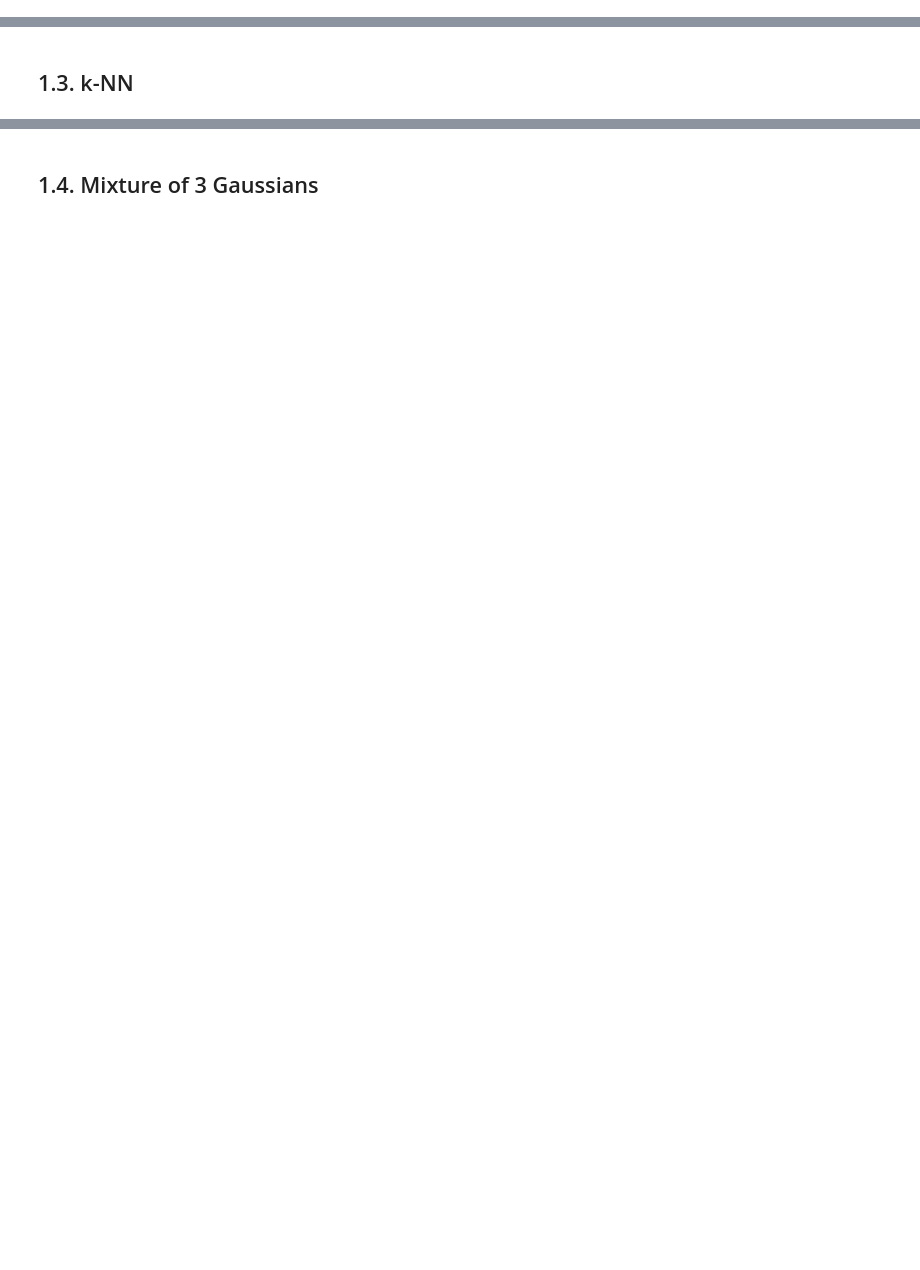
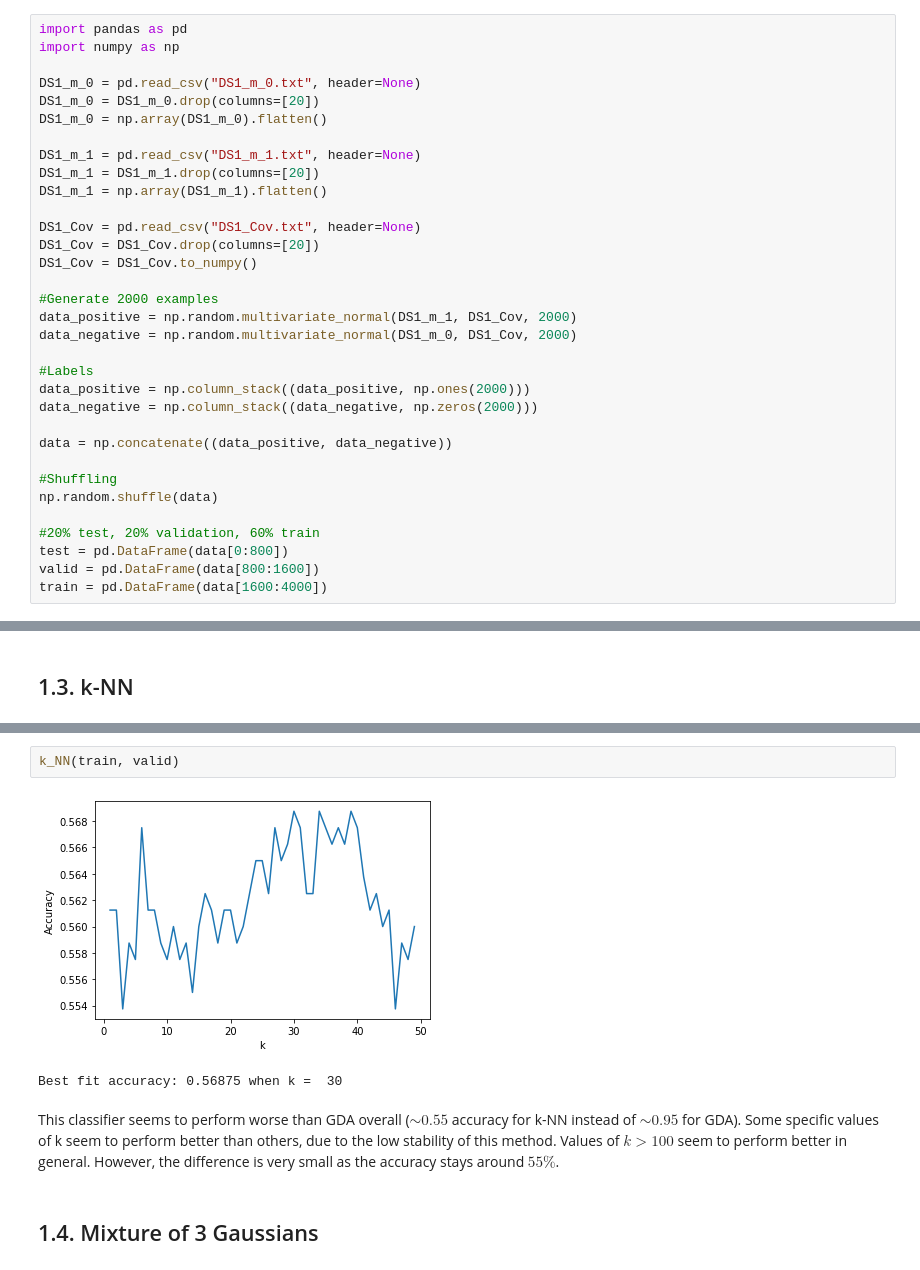
Before and after one commit to louis-ple/ML_Assignments, a Jupyter notebook: Assignment 2/INF8245E_Assignment2_1933334.ipynb, the cells around one changed output, grey strips where cells are left out. Cells and saved outputs as stored; diff of their text form; blank space fills up the shorter version.

```diff
--- a/Assignment 2/INF8245E_Assignment2_1933334.ipynb
+++ b/Assignment 2/INF8245E_Assignment2_1933334.ipynb
@@ -8,0 +9,33 @@
+# %%
+import pandas as pd
+import numpy as np
+
+DS1_m_0 = pd.read_csv("DS1_m_0.txt", header=None)
+DS1_m_0 = DS1_m_0.drop(columns=[20])
+DS1_m_0 = np.array(DS1_m_0).flatten()
+
+DS1_m_1 = pd.read_csv("DS1_m_1.txt", header=None)
+DS1_m_1 = DS1_m_1.drop(columns=[20])
+DS1_m_1 = np.array(DS1_m_1).flatten()
+
+DS1_Cov = pd.read_csv("DS1_Cov.txt", header=None)
+DS1_Cov = DS1_Cov.drop(columns=[20])
+DS1_Cov = DS1_Cov.to_numpy()
+
+#Generate 2000 examples
+data_positive = np.random.multivariate_normal(DS1_m_1, DS1_Cov, 2000)
+data_negative = np.random.multivariate_normal(DS1_m_0, DS1_Cov, 2000)
+
+#Labels
+data_positive = np.column_stack((data_positive, np.ones(2000)))
+data_negative = np.column_stack((data_negative, np.zeros(2000)))
+
+data = np.concatenate((data_positive, data_negative))
+
+#Shuffling
+np.random.shuffle(data)
+
+#20% test, 20% validation, 60% train
+test = pd.DataFrame(data[0:800])
+valid = pd.DataFrame(data[800:1600])
+train = pd.DataFrame(data[1600:4000])
@@ -23,2 +203,9 @@ X
+# %%
+k_NN(train, valid)
+# %% [output]
+[figure, added]
+Best fit accuracy: 0.56875 when k =  30
+# %% [markdown]
+This classifier seems to perform worse than GDA overall ($\sim0.55$ accuracy for k-NN instead of $\sim0.95$ for GDA). Some specific values of k seem to perform better than others, due to the low stability of this method. Values of $k>100$ seem to perform better in general. However, the difference is very small as the accuracy stays around $55\%$.
 # %% [markdown]
 ## 1.4. Mixture of 3 Gaussians
```
Also changed, not shown: parts of 28 cells of this notebook, 13 other files.
